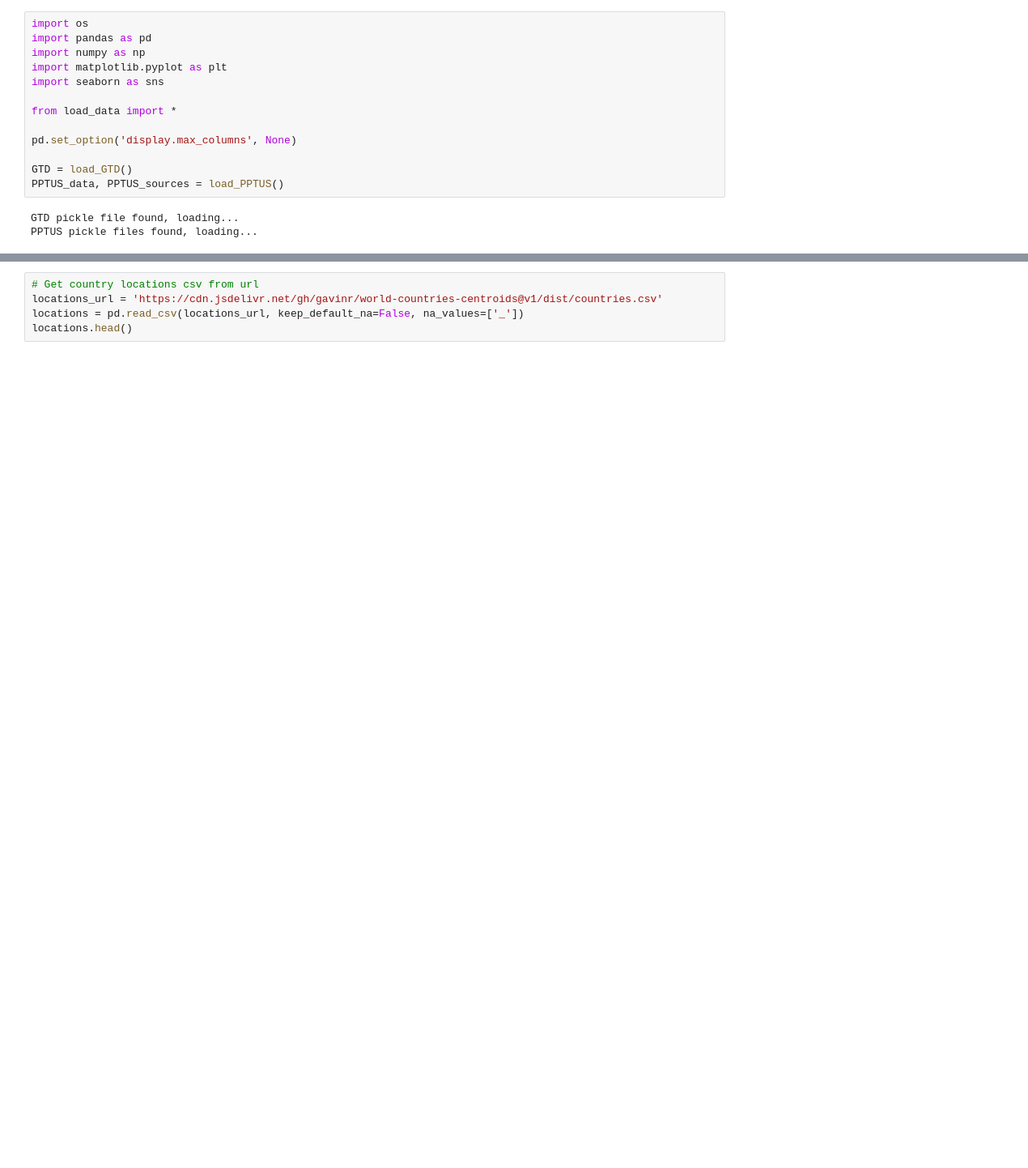
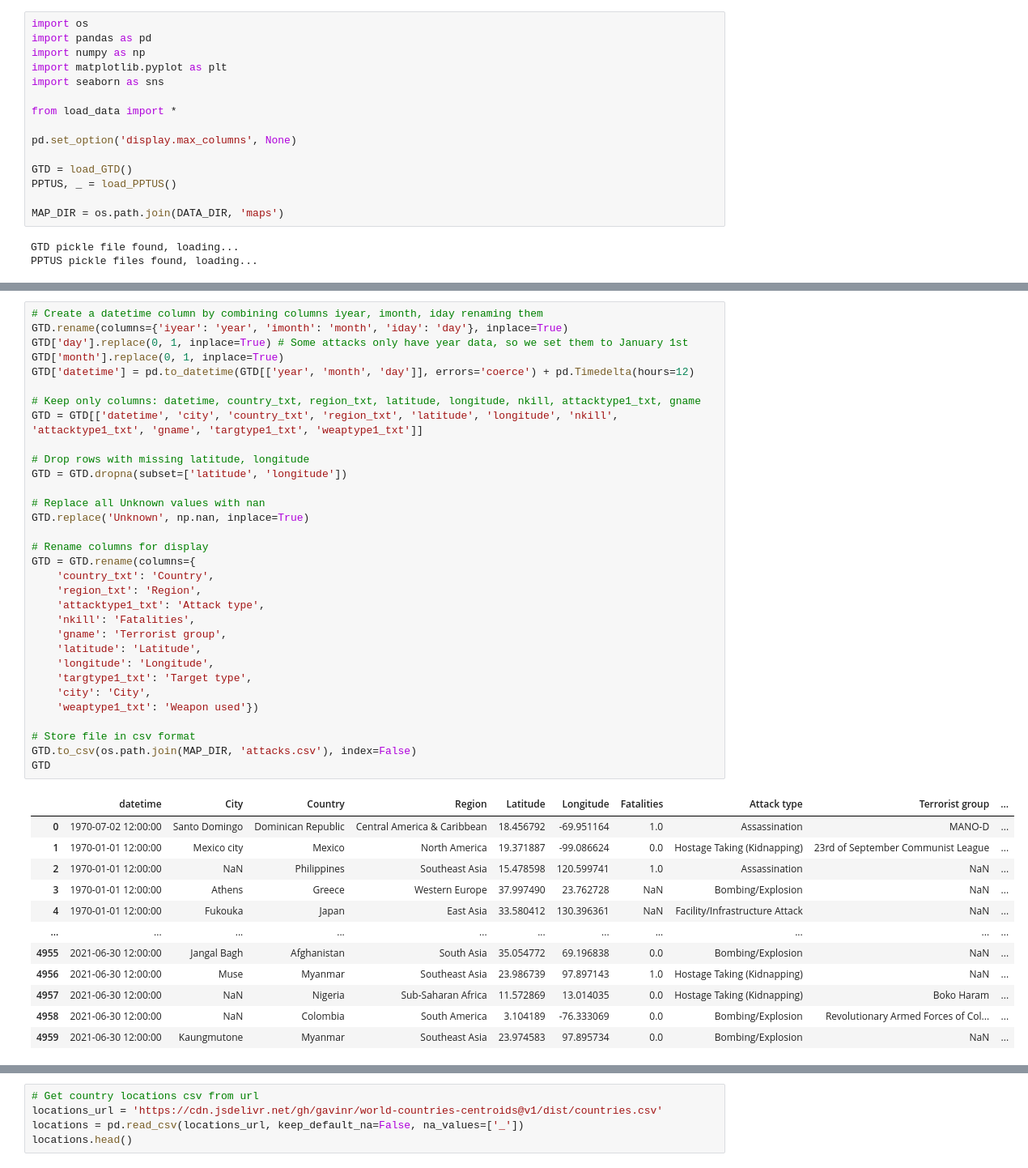
Before and after one commit to com-480-data-visualization/project-2023-yeravizard, a Jupyter notebook: scripts/map.ipynb, the cells around one changed output, grey strips where cells are left out. Shown: that part at 81% size. Drawn from its saved outputs; the diff is of its cells as text; blank space fills up the shorter version.

```diff
--- a/scripts/map.ipynb
+++ b/scripts/map.ipynb
@@ -22,7 +42,9 @@ from load_data import *
 pd.set_option('display.max_columns', None)
 
 GTD = load_GTD()
-PPTUS_data, PPTUS_sources = load_PPTUS()
+PPTUS, _ = load_PPTUS()
+
+MAP_DIR = os.path.join(DATA_DIR, 'maps')
 # %% [output]
 GTD pickle file found, loading...
 PPTUS pickle files found, loading...
@@ -49,0 +51,45 @@ Note: All attacks on affiliated territories must be remapped to the country to w
+# %%
+# Create a datetime column by combining columns iyear, imonth, iday renaming them
+GTD.rename(columns={'iyear': 'year', 'imonth': 'month', 'iday': 'day'}, inplace=True)
+GTD['day'].replace(0, 1, inplace=True) # Some attacks only have year data, so we set them to January 1st
+GTD['month'].replace(0, 1, inplace=True)
+GTD['datetime'] = pd.to_datetime(GTD[['year', 'month', 'day']], errors='coerce') + pd.Timedelta(hours=12)
+
+# Keep only columns: datetime, country_txt, region_txt, latitude, longitude, nkill, attacktype1_txt, gname
+GTD = GTD[['datetime', 'city', 'country_txt', 'region_txt', 'latitude', 'longitude', 'nkill', 'attacktype1_txt', 'gname', 'targtype1_txt', 'weaptype1_txt']]
+
+# Drop rows with missing latitude, longitude
+GTD = GTD.dropna(subset=['latitude', 'longitude'])
+
+# Replace all Unknown values with nan
+GTD.replace('Unknown', np.nan, inplace=True)
+
+# Rename columns for display
+GTD = GTD.rename(columns={
+    'country_txt': 'Country',
+    'region_txt': 'Region',
+    'attacktype1_txt': 'Attack type',
+    'nkill': 'Fatalities',
+    'gname': 'Terrorist group',
+    'latitude': 'Latitude',
+    'longitude': 'Longitude',
+    'targtype1_txt': 'Target type',
+    'city': 'City',
+    'weaptype1_txt': 'Weapon used'})
+
+# Store file in csv format
+GTD.to_csv(os.path.join(MAP_DIR, 'attacks.csv'), index=False)
+GTD
+# %% [output]
+|  | datetime | City | Country | Region | Latitude | Longitude | Fatalities | Attack type | Terrorist group | ... |
+| 0 | 1970-07-02 12:00:00 | Santo Domingo | Dominican Republic | Central America & Caribbean | 18.456792 | -69.951164 | 1.0 | Assassination | MANO-D | ... |
+| 1 | 1970-01-01 12:00:00 | Mexico city | Mexico | North America | 19.371887 | -99.086624 | 0.0 | Hostage Taking (Kidnapping) | 23rd of September Communist League | ... |
+| 2 | 1970-01-01 12:00:00 | NaN | Philippines | Southeast Asia | 15.478598 | 120.599741 | 1.0 | Assassination | NaN | ... |
+| 3 | 1970-01-01 12:00:00 | Athens | Greece | Western Europe | 37.997490 | 23.762728 | NaN | Bombing/Explosion | NaN | ... |
+| 4 | 1970-01-01 12:00:00 | Fukouka | Japan | East Asia | 33.580412 | 130.396361 | NaN | Facility/Infrastructure Attack | NaN | ... |
+| ... | ... | ... | ... | ... | ... | ... | ... | ... | ... | ... |
+| 4955 | 2021-06-30 12:00:00 | Jangal Bagh | Afghanistan | South Asia | 35.054772 | 69.196838 | 0.0 | Bombing/Explosion | NaN | ... |
+| 4956 | 2021-06-30 12:00:00 | Muse | Myanmar | Southeast Asia | 23.986739 | 97.897143 | 1.0 | Hostage Taking (Kidnapping) | NaN | ... |
+| 4957 | 2021-06-30 12:00:00 | NaN | Nigeria | Sub-Saharan Africa | 11.572869 | 13.014035 | 0.0 | Hostage Taking (Kidnapping) | Boko Haram | ... |
+| 4958 | 2021-06-30 12:00:00 | NaN | Colombia | South America | 3.104189 | -76.333069 | 0.0 | Bombing/Explosion | Revolutionary Armed Forces of Col... | ... |
+| 4959 | 2021-06-30 12:00:00 | Kaungmutone | Myanmar | Southeast Asia | 23.974583 | 97.895734 | 0.0 | Bombing/Explosion | NaN | ... |
```
Also changed, not shown: parts of 22 cells of this notebook, 4 other files.
